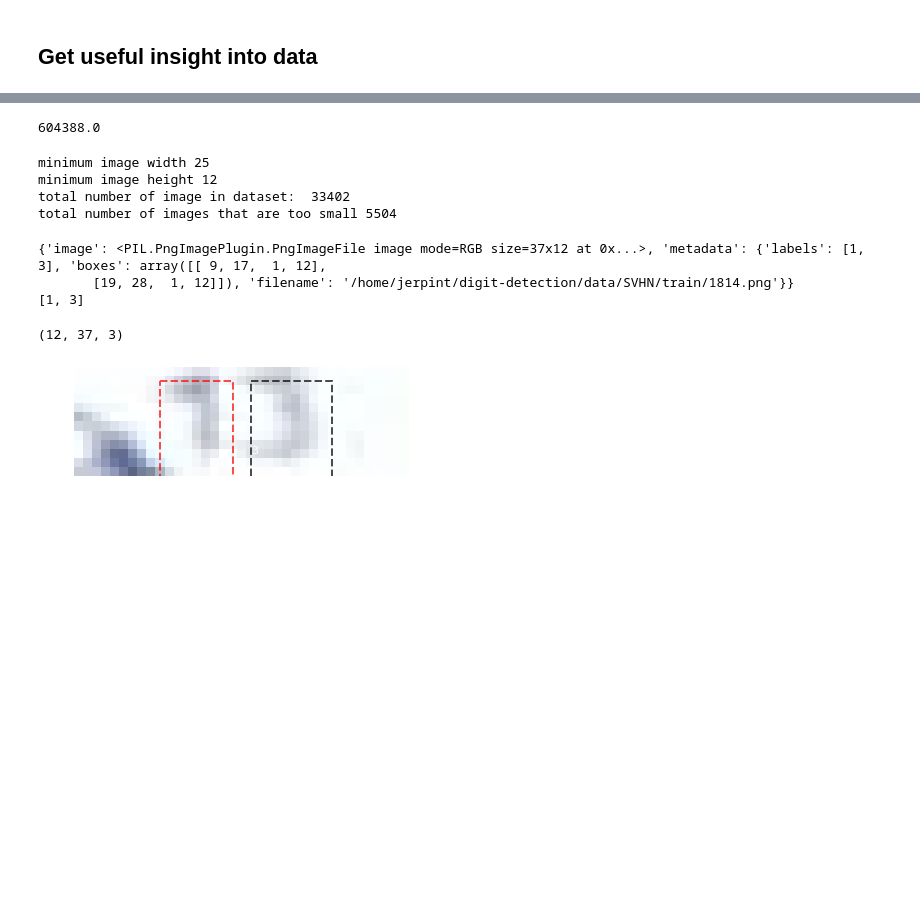
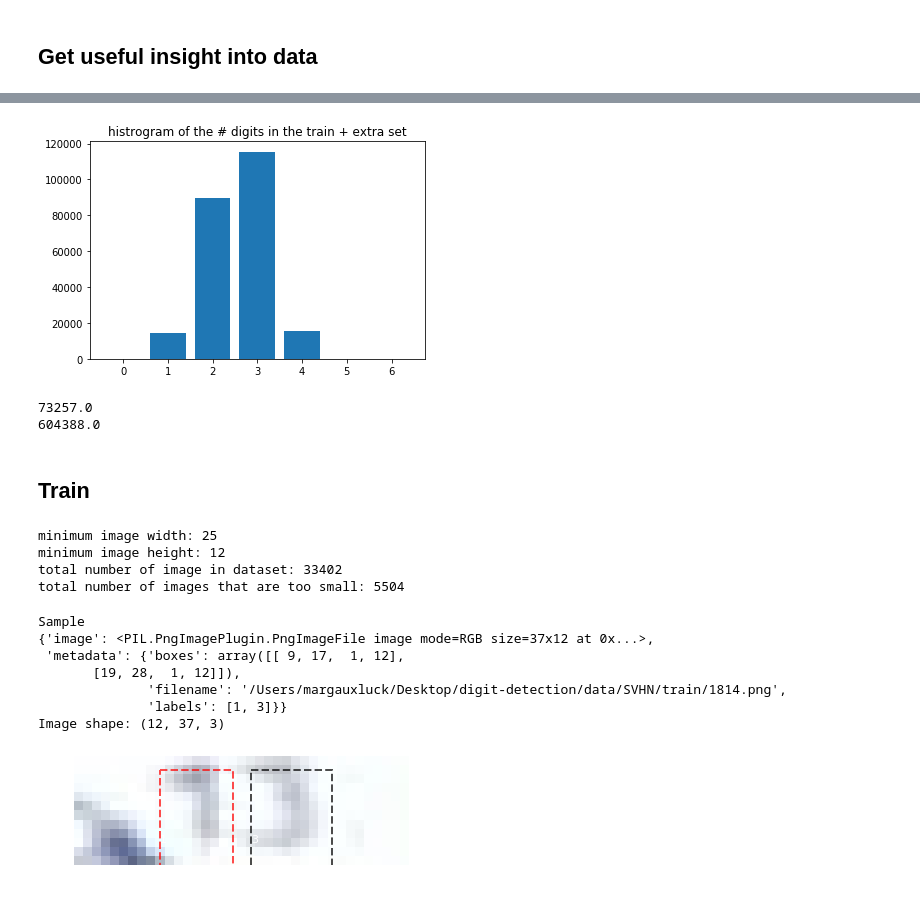
Before and after one commit to mila-iqia/digit-detection, a Jupyter notebook: notebooks/data_visualization.ipynb, the cells around one changed output, grey strips where cells are left out. Drawn from its saved outputs; the diff is of its cells as text; code cells hidden in the pictures; blank space fills up the shorter version.

```diff
--- a/notebooks/data_visualization.ipynb
+++ b/notebooks/data_visualization.ipynb
@@ -114,13 +127,30 @@ _ = plt.bar(np.arange(len(n_digits_hist)), n_digits_hist)
+# %%
+plt.bar(np.arange(len(n_digits_hist_train_extra)), n_digits_hist_train_extra)
+plt.title('histrogram of the # digits in the train + extra set')
+plt.show()
+# %% [output]
+[figure, added]
 # %%
 # Sanity check for total digits
 
+# train
 tot = 0
-for ii, jj in enumerate(n_digits_hist):
+for ii, jj in enumerate(n_digits_hist_train):
     tot += ii*jj
 
 print(tot)
+
+# train + extra
+tot = 0
+for ii, jj in enumerate(n_digits_hist_train_extra):
+    tot += ii*jj
+
+print(tot)
 # %% [output]
+73257.0
 604388.0
+# %% [markdown]
+## Train
 # %%
 # Get smallest dimensions of images possible
 # Slow since you have to load every image into memory
@@ -137,18 +167,18 @@ im_height = np.asarray(im_height)
 # %%
 # Explore dataset for cleaning
 # Minimum width and height of images
-print("minimum image width", np.min(im_width))
-print("minimum image height", np.min(im_height))
+print('minimum image width: {}'.format(np.min(im_width)))
+print('minimum image height: {}'.format(np.min(im_height)))
 
 total = np.sum(np.logical_or(im_height < 28, im_width < 28))
 
-print('total number of image in dataset: ', len(traindata))
-print('total number of images that are too small', total)
+print('total number of image in dataset: {}'.format(len(traindata)))
+print('total number of images that are too small: {}'.format(total))
 # %% [output]
-minimum image width 25
-minimum image height 12
-total number of image in dataset:  33402
-total number of images that are too small 5504
+minimum image width: 25
+minimum image height: 12
+total number of image in dataset: 33402
+total number of images that are too small: 5504
 # %%
 # Show sample image that is too small
 
@@ -156,13 +186,16 @@ index = np.argmin(im_height)
 sample = traindata[index]
 visualize_sample(sample)
 
-print(sample)
+print('Sample')
+pprint(sample)
 
-print(sample['metadata']['labels'])
-np.asarray(sample['image']).shape
+print('Image shape: {}'.format(np.asarray(sample['image']).shape))
 # %% [output]
-{'image': <PIL.PngImagePlugin.PngImageFile image mode=RGB size=37x12 at 0x...>, 'metadata': {'labels': [1, 3], 'boxes': array([[ 9, 17,  1, 12],
-       [19, 28,  1, 12]]), 'filename': '/home/jerpint/digit-detection/data/SVHN/train/1814.png'}}
-[1, 3]
+Sample
+{'image': <PIL.PngImagePlugin.PngImageFile image mode=RGB size=37x12 at 0x...>,
+ 'metadata': {'boxes': array([[ 9, 17,  1, 12],
+       [19, 28,  1, 12]]),
+              'filename': '/Users/margauxluck/Desktop/digit-detection/data/SVHN/train/1814.png',
+              'labels': [1, 3]}}
+Image shape: (12, 37, 3)
-(12, 37, 3)
 [figure]
```
Also changed, not shown: parts of 13 cells of this notebook.
